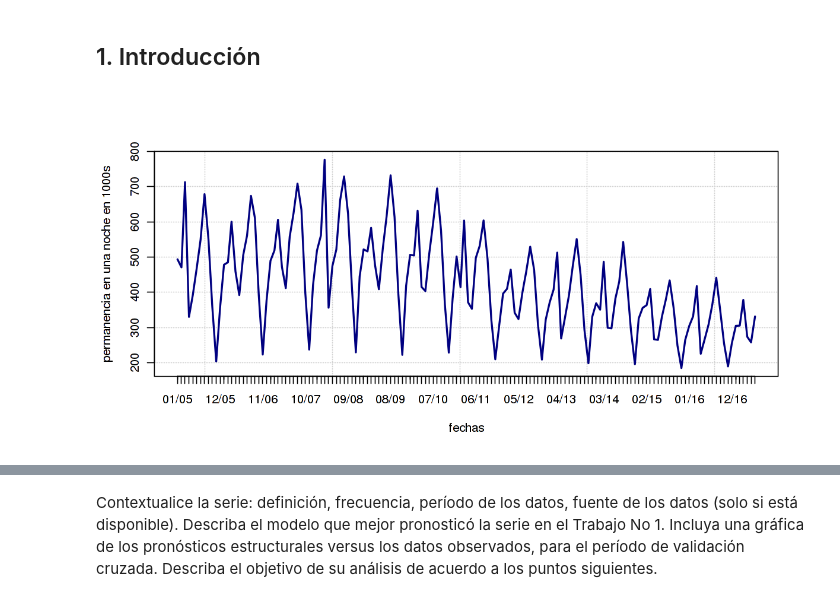
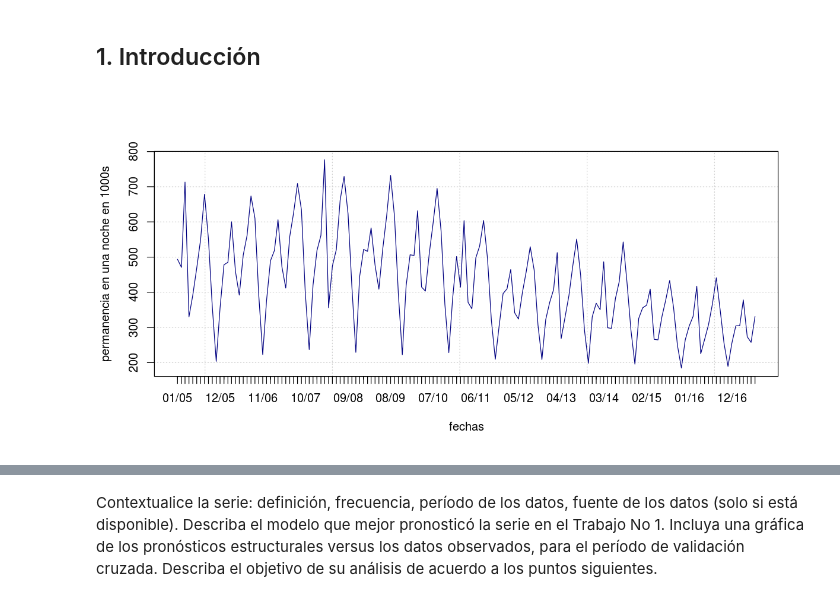
Before and after one commit to davidrivera62/Trabajo2, a Jupyter notebook: Trabajo 2.ipynb, the cells around one changed output, grey strips where cells are left out. Saved outputs shown, nothing was run; the diff lists cells and outputs as text; code cells hidden in the pictures.

```diff
--- a/Trabajo 2.ipynb
+++ b/Trabajo 2.ipynb
@@ -17,13 +19,13 @@ np = length(x)
 # %%
 options(repr.plot.width=10, repr.plot.height=5)
 
 ejex.mes = seq(fechas[1],fechas[np], "months")
 ejex.año = seq(fechas[1],fechas[np], "years")
-plot(fechas,x, xaxt="n", panel.first = grid(),type='l',ylab='permanencia en una noche en 1000s', lwd = 2, col = 'navy')
+plot(fechas,x, xaxt="n", panel.first = grid(),type='l',ylab='permanencia en una noche en 1000s', lwd = 1, col = 'navy')
 axis.Date(1, at=ejex.mes, format="%m/%y")
 axis.Date(1, at=ejex.año, labels = FALSE, tcl = -0.2)
 # %% [output]
-[figure, old version]
+[figure, new version]
 # %%
 y = ts(x,frequency=12,start=c(2005,1),end=c(2017,6))
 
```
Also changed, not shown: parts of 7 cells of this notebook.
